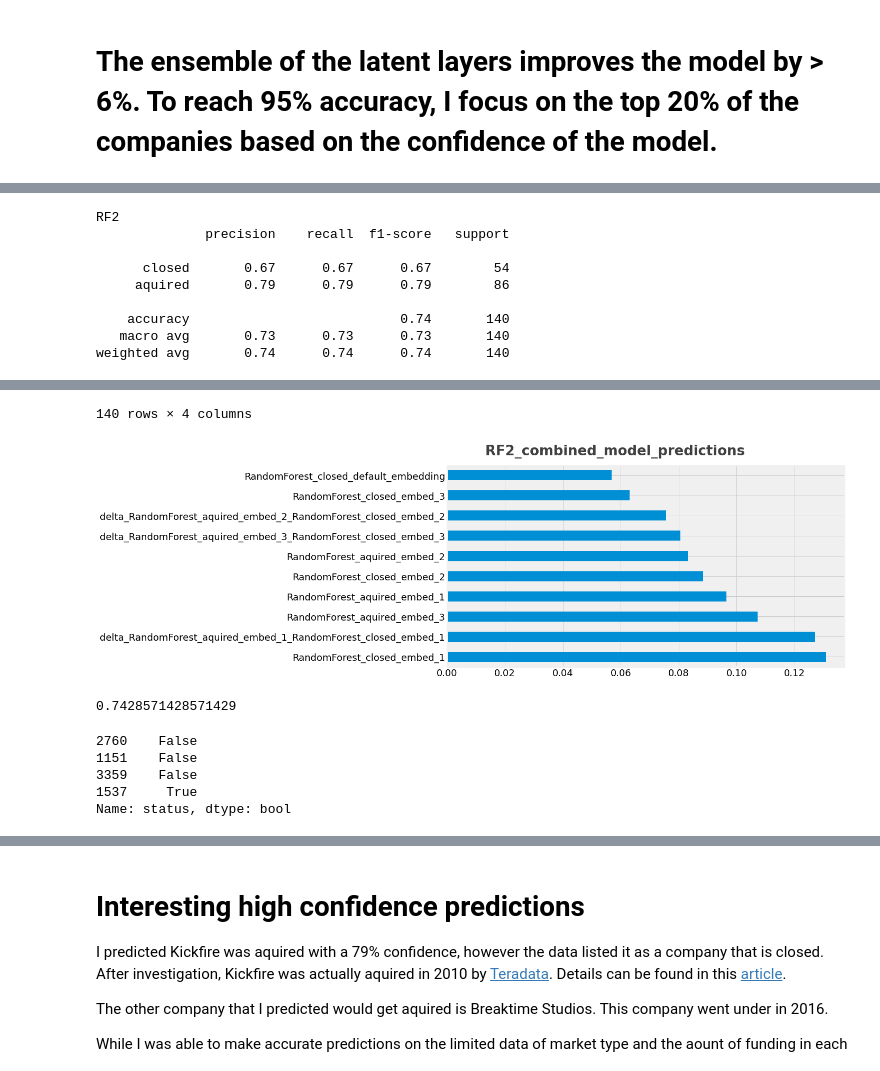
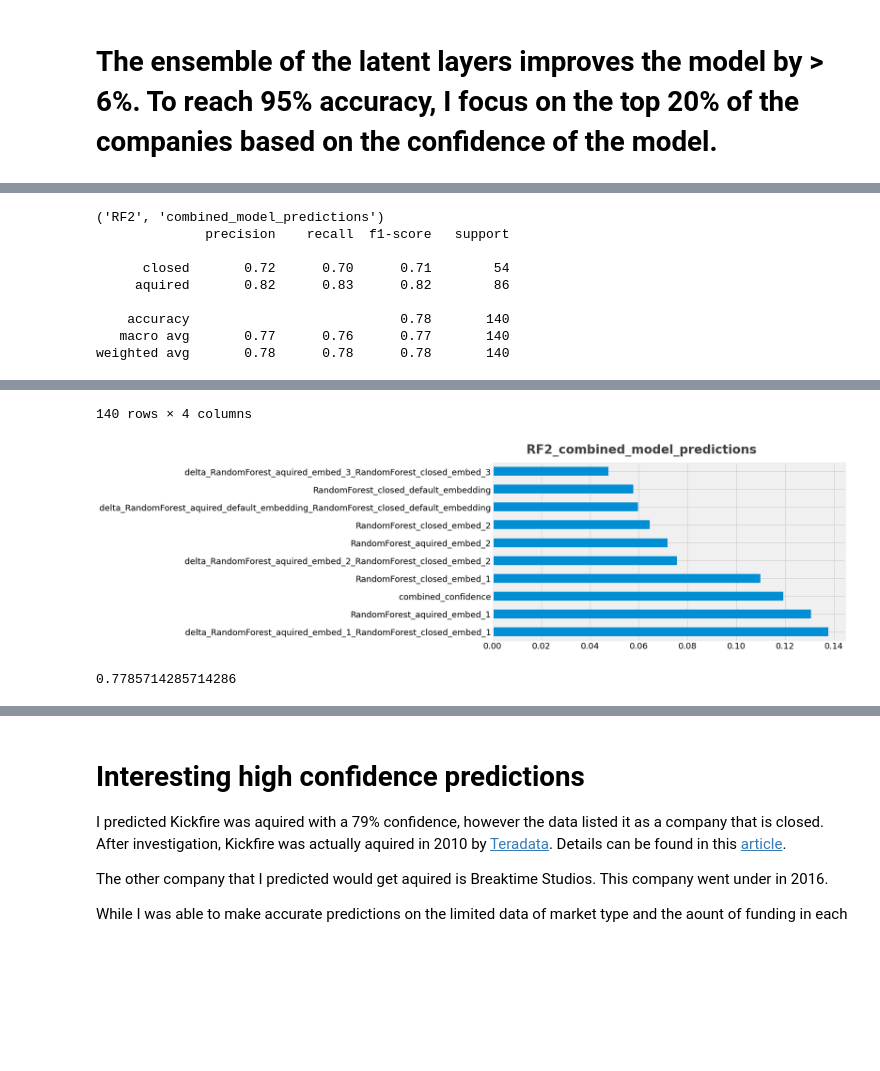
Before and after one commit to patrick-hanley/thought_experiments_original, a Jupyter notebook: _notebooks/2021-02-05-fastai_crunchbase.ipynb, the cells around one changed output, grey strips where cells are left out. Drawn from its saved outputs; the diff is of its cells as text; code cells hidden in the pictures; blank space fills up the shorter version.

```diff
--- a/_notebooks/2021-02-05-fastai_crunchbase.ipynb
+++ b/_notebooks/2021-02-05-fastai_crunchbase.ipynb
@@ -527,10 +482,10 @@ combined_predictions.drop(['company_index'],axis=1,inplace=True, errors='ignore'
 combined_predictions.drop(['combined_confidence'],axis=1,inplace=True, errors='ignore')
 
 # add new feature summing predictions
-# combined_predictions['combined_confidence'] = combined_predictions.delta_RandomForest_aquired_embed_1_RandomForest_closed_embed_1 +\
-#  combined_predictions.delta_RandomForest_aquired_embed_2_RandomForest_closed_embed_2 +\
-#                   combined_predictions.delta_RandomForest_aquired_embed_3_RandomForest_closed_embed_3 +\
-#                    combined_predictions.delta_RandomForest_aquired_default_embedding_RandomForest_closed_default_embedding
+combined_predictions['combined_confidence'] = combined_predictions.delta_RandomForest_aquired_embed_1_RandomForest_closed_embed_1 +\
+ combined_predictions.delta_RandomForest_aquired_embed_2_RandomForest_closed_embed_2 +\
+                  combined_predictions.delta_RandomForest_aquired_embed_3_RandomForest_closed_embed_3 +\
+                   combined_predictions.delta_RandomForest_aquired_default_embedding_RandomForest_closed_default_embedding
 
 #now need to split d2 into train and valid sets
 X_train_combined, X_test_combined, y_train_combined, y_test_combined = train_test_split(combined_predictions, y_test, test_size=test_size, random_state=seed)
@@ -543,13 +498,13 @@ models = [
 run_exps(models, X_train_combined, y_train_combined, X_test_combined,
          y_test_combined, 'combined_model_predictions')
 # %% [output]
-RF2
+('RF2', 'combined_model_predictions')
               precision    recall  f1-score   support
 
-      closed       0.67      0.67      0.67        54
-     aquired       0.79      0.79      0.79        86
+      closed       0.72      0.70      0.71        54
+     aquired       0.82      0.83      0.82        86
 
-    accuracy                           0.74       140
-   macro avg       0.73      0.73      0.73       140
-weighted avg       0.74      0.74      0.74       140
+    accuracy                           0.78       140
+   macro avg       0.77      0.76      0.77       140
+weighted avg       0.78      0.78      0.78       140
 |  | RF2_closed_combined_model_predict... | RF2_aquired_combined_model_predic... | delta_RF2_aquired_combined_model_... | company_index |
@@ -567,18 +522,10 @@ weighted avg       0.74      0.74      0.74       140
 140 rows × 4 columns
-[figure, old version]
+[figure, new version]
 # %%
 
-#clf = RandomForestClassifier(max_depth=3, random_state=0, oob_score=False, min_samples_split=100, n_estimators=5)
-clf = RandomForestClassifier(max_depth=200, random_state=0, oob_score=True, min_samples_split=30)
+clf = RandomForestClassifier(max_depth=3, random_state=0, oob_score=False, min_samples_split=100, n_estimators=5)
+#clf = RandomForestClassifier(max_depth=200, random_state=0, oob_score=True, min_samples_split=30)
 clf.fit(X_train_combined, y_train_combined)
 print (clf.score(X_test_combined, y_test_combined))
 # %% [output]
-0.7428571428571429
+0.7785714285714286
-# %%
-y_test_combined[:4]
-# %% [output]
-2760    False
-1151    False
-3359    False
-1537     True
-Name: status, dtype: bool
```
Also changed, not shown: parts of 52 cells of this notebook.
